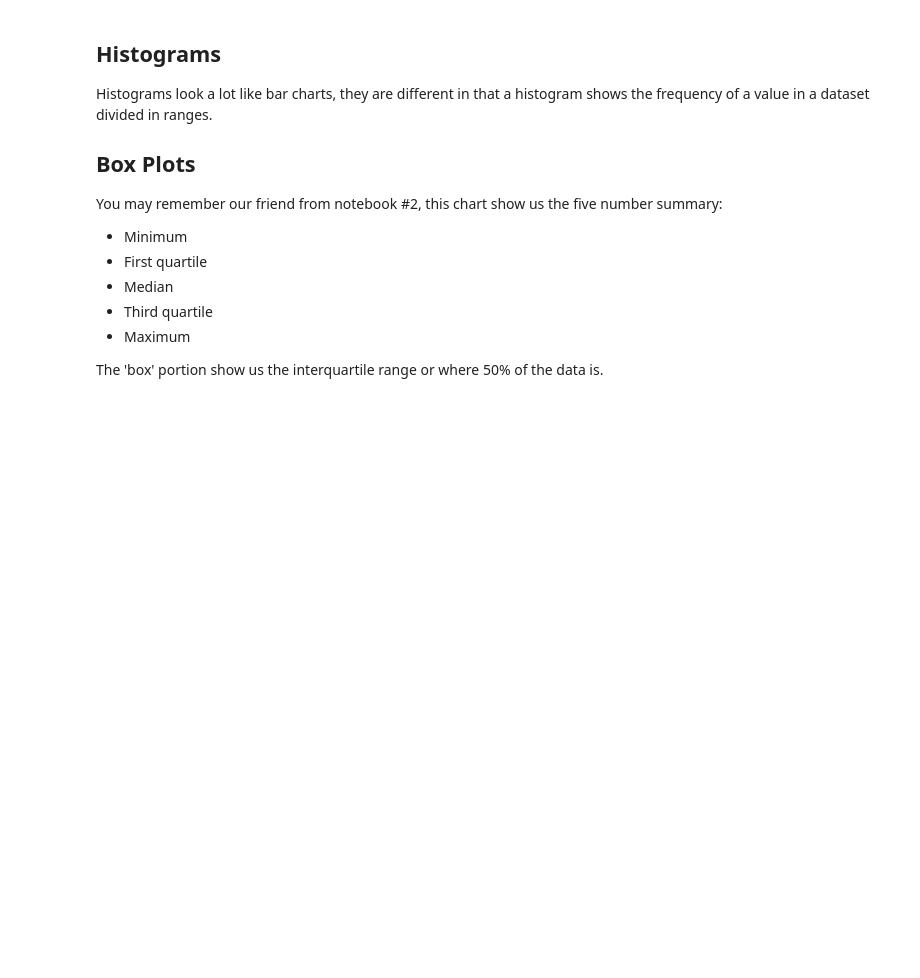
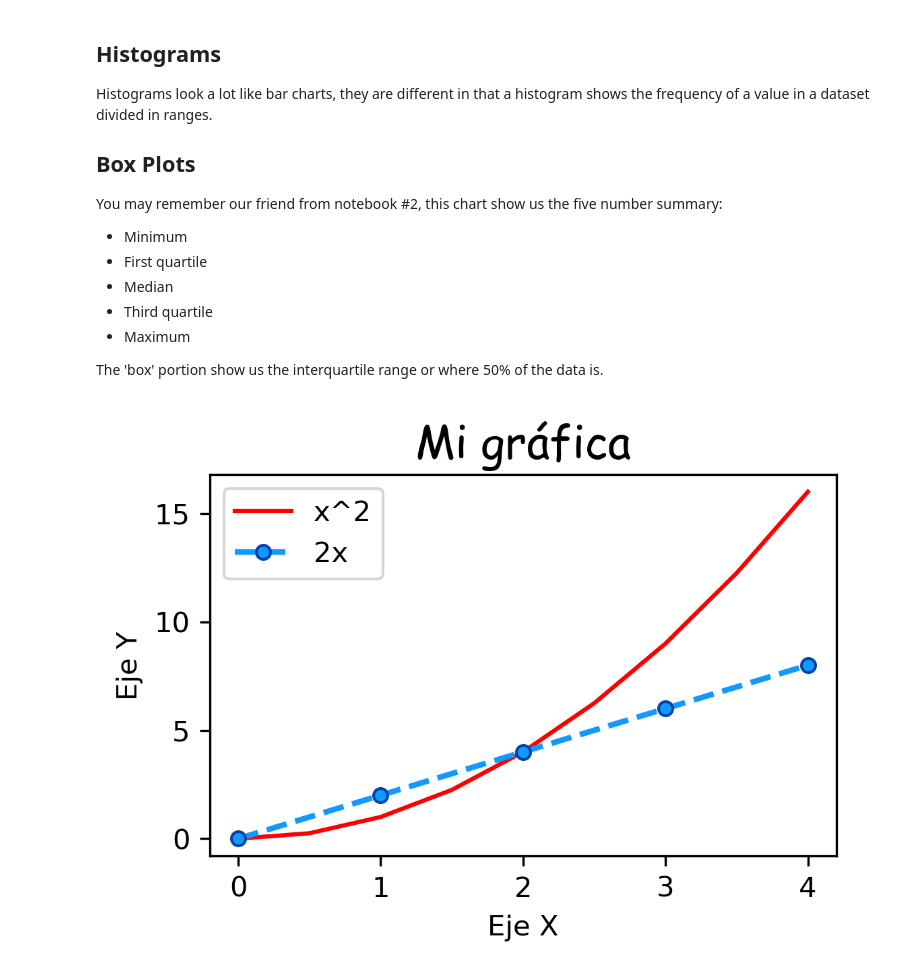
Before and after one commit to puentejose/bertelsmann-data-track, a Jupyter notebook: spreadsheets_4_data_visualization.ipynb, the cells around one changed output. Saved outputs shown, nothing was run; the diff lists cells and outputs as text; code cells hidden in the pictures; blank space fills up the shorter version.

```diff
--- a/spreadsheets_4_data_visualization.ipynb
+++ b/spreadsheets_4_data_visualization.ipynb
@@ -80,0 +85,29 @@ The 'box' portion show us the interquartile range or where 50% of the data is.
+# %%
+x = [0,1,2,3,4]
+y = [0,2,4,6,8]
+
+# resize your graph
+plt.figure(figsize=(4,2.5), dpi=300)
+
+x2 = np.arange(0,4.5,0.5)
+plt.plot(x2, x2**2, 'r', label='x^2')
+
+plt.plot(x,y, label = '2x', color='#1199FF',
+         linewidth=2, marker = '.', linestyle='--',
+         markersize = 10, markeredgecolor='#0044AA')
+plt.title('Mi gráfica', fontdict={'fontname': 'Comic Sans MS','fontsize':16})
+plt.xlabel("Eje X")
+plt.ylabel("Eje Y")
+
+plt.xticks([0,1,2,3,4])
+#plt.yticks([0,2,4,6,8,10])
+
+# Add legend
+plt.legend()
+
+# Save the graph as
+# plt.savefig('migrafica.png', dpi=300)
+
+plt.show()
+# %% [output]
+[figure, added]
```
Also changed, not shown: parts of 6 cells of this notebook.
